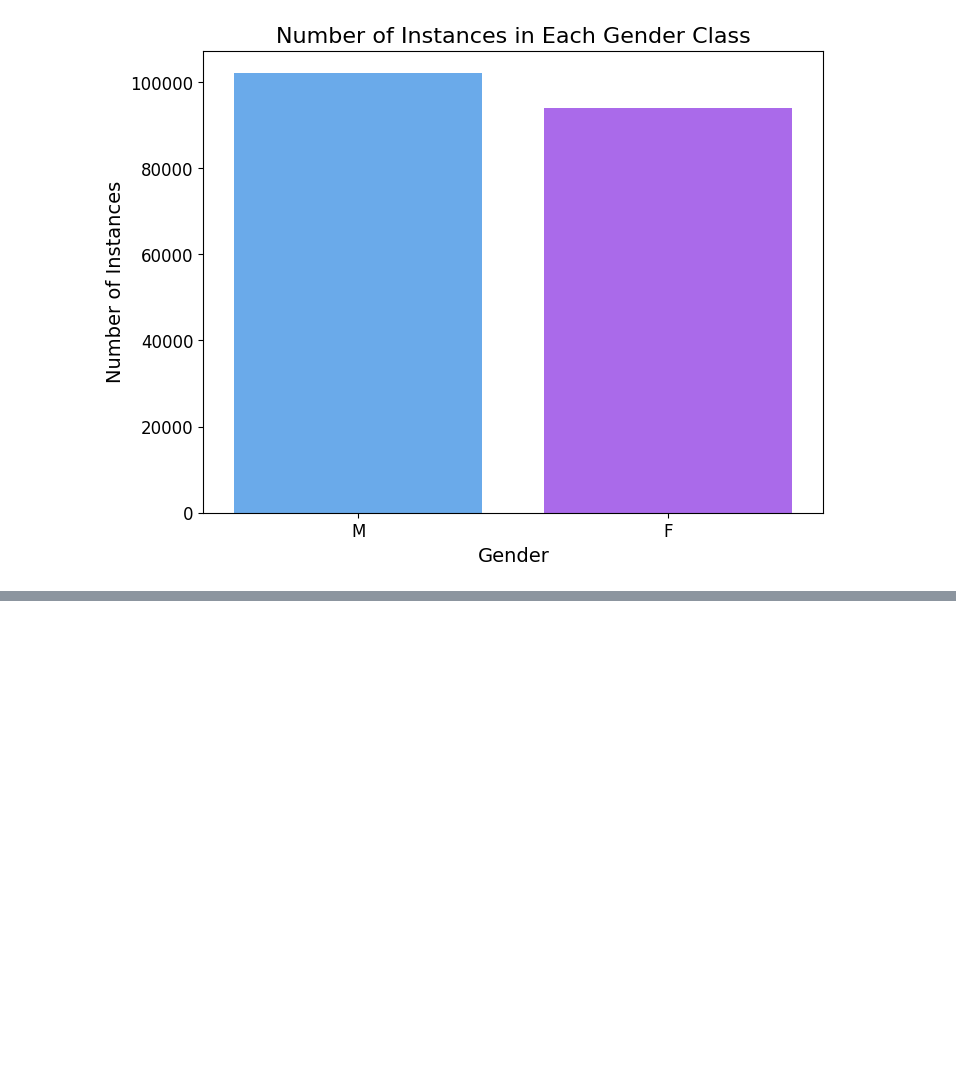
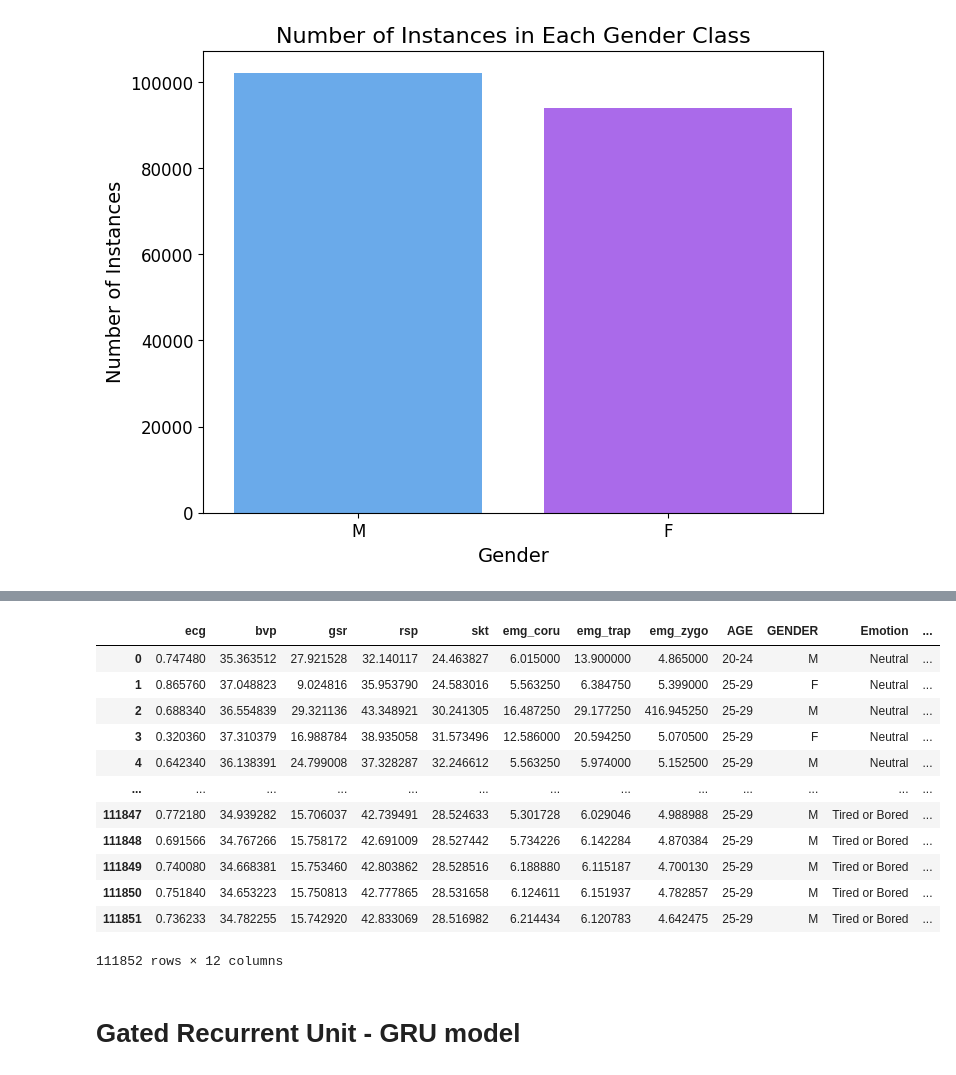
Before and after one commit to kaushikar11/RAI-HER, a Jupyter notebook: RAI-HER-2.ipynb, the cells around one changed output, grey strips where cells are left out. Drawn from its saved outputs; the diff is of its cells as text; code cells hidden in the pictures; blank space fills up the shorter version.

```diff
--- a/RAI-HER-2.ipynb
+++ b/RAI-HER-2.ipynb
@@ -771,0 +577,16 @@ data
+# %%
+balanced_data
+# %% [output]
+|  | ecg | bvp | gsr | rsp | skt | emg_coru | emg_trap | emg_zygo | AGE | GENDER | Emotion | ... |
+| 0 | 0.747480 | 35.363512 | 27.921528 | 32.140117 | 24.463827 | 6.015000 | 13.900000 | 4.865000 | 20-24 | M | Neutral | ... |
+| 1 | 0.865760 | 37.048823 | 9.024816 | 35.953790 | 24.583016 | 5.563250 | 6.384750 | 5.399000 | 25-29 | F | Neutral | ... |
+| 2 | 0.688340 | 36.554839 | 29.321136 | 43.348921 | 30.241305 | 16.487250 | 29.177250 | 416.945250 | 25-29 | M | Neutral | ... |
+| 3 | 0.320360 | 37.310379 | 16.988784 | 38.935058 | 31.573496 | 12.586000 | 20.594250 | 5.070500 | 25-29 | F | Neutral | ... |
+| 4 | 0.642340 | 36.138391 | 24.799008 | 37.328287 | 32.246612 | 5.563250 | 5.974000 | 5.152500 | 25-29 | M | Neutral | ... |
+| ... | ... | ... | ... | ... | ... | ... | ... | ... | ... | ... | ... | ... |
+| 111847 | 0.772180 | 34.939282 | 15.706037 | 42.739491 | 28.524633 | 5.301728 | 6.029046 | 4.988988 | 25-29 | M | Tired or Bored | ... |
+| 111848 | 0.691566 | 34.767266 | 15.758172 | 42.691009 | 28.527442 | 5.734226 | 6.142284 | 4.870384 | 25-29 | M | Tired or Bored | ... |
+| 111849 | 0.740080 | 34.668381 | 15.753460 | 42.803862 | 28.528516 | 6.188880 | 6.115187 | 4.700130 | 25-29 | M | Tired or Bored | ... |
+| 111850 | 0.751840 | 34.653223 | 15.750813 | 42.777865 | 28.531658 | 6.124611 | 6.151937 | 4.782857 | 25-29 | M | Tired or Bored | ... |
+| 111851 | 0.736233 | 34.782255 | 15.742920 | 42.833069 | 28.516982 | 6.214434 | 6.120783 | 4.642475 | 25-29 | M | Tired or Bored | ... |
+111852 rows × 12 columns
@@ -772,3 +595,5 @@ data
+# %% [markdown]
+# Gated Recurrent Unit - GRU model
 # %%
 pip install aif360
 # %% [output]
```
Also changed, not shown: parts of 12 cells of this notebook.
